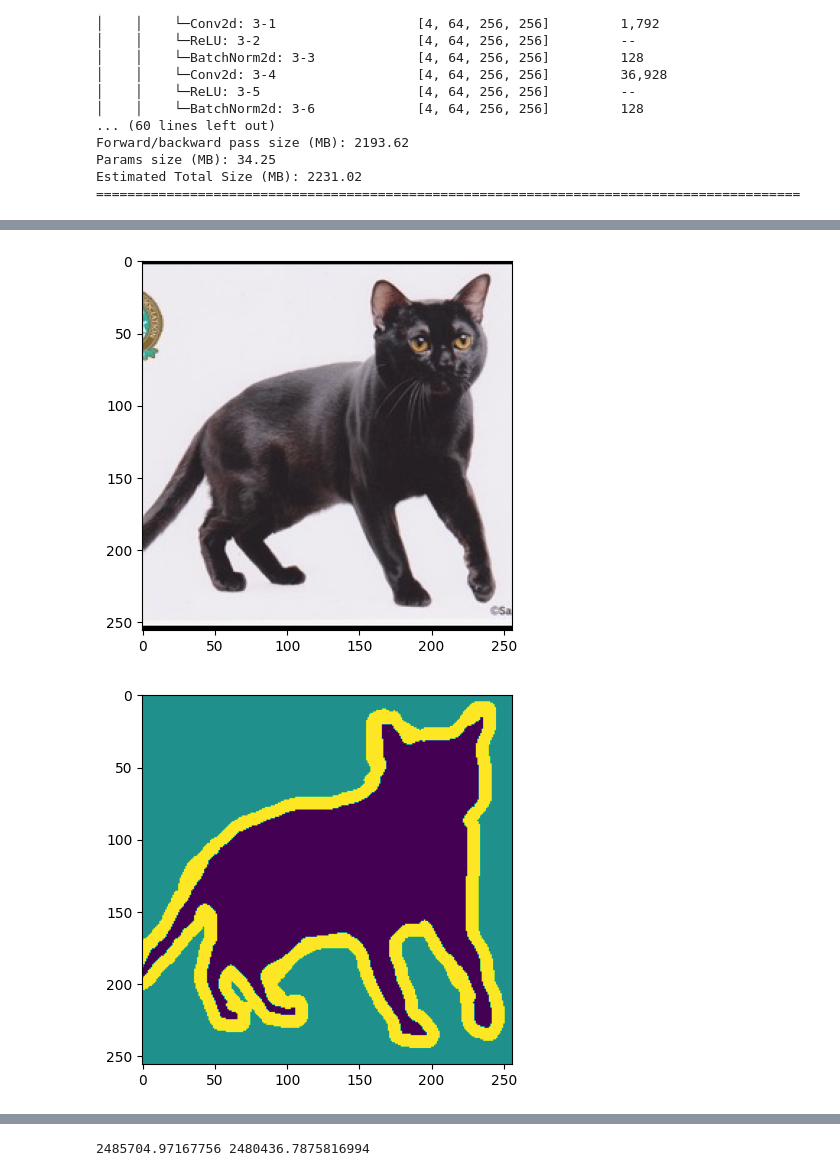
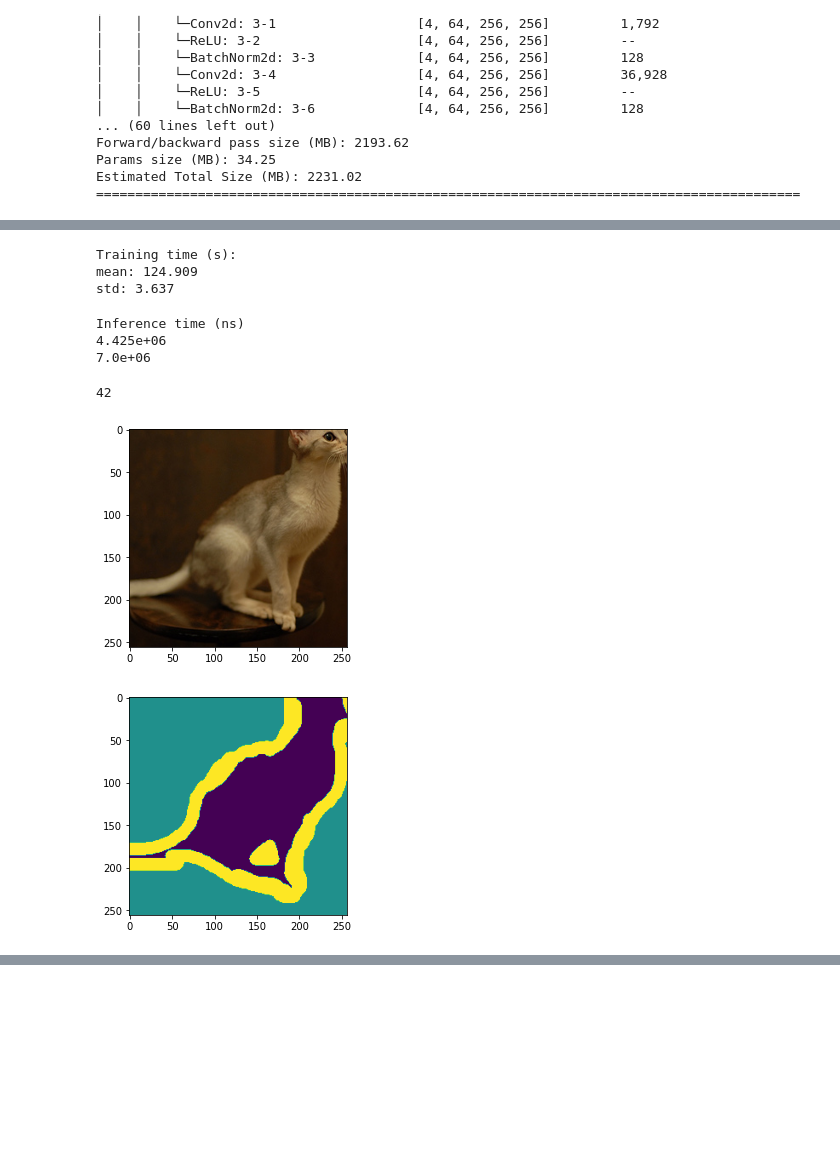
Before and after one commit to HeiseMax/ActiveShiftLayer, a Jupyter notebook: U_Net.ipynb, the cells around one changed output, grey strips where cells are left out. Cells and saved outputs as stored; diff of their text form; code cells hidden in the pictures; blank space fills up the shorter version.

Commit message:
trained U_net 20 epochs and inference time setup

```diff
--- a/U_Net.ipynb
+++ b/U_Net.ipynb
@@ -152,21 +152,41 @@ print(np.mean(U_NN.train_time))
+# %%
+print("Training time (s):")
+print(f"mean: {round(np.mean(U_NN.train_time), 3)}")
+print(f"std: {round(np.std(U_NN.train_time), 3)}")
+# %% [output]
+Training time (s):
+mean: 124.909
+std: 3.637
+# %%
+inference_times = inference_time(U_NN, test_dataloader, device)
+print("Inference time (ns)")
+print(format(np.mean(inference_times), ".3e"))
+print(format(np.std(inference_times), ".1e"))
+# %% [output]
+Inference time (ns)
+4.425e+06
+7.0e+06
 # %%
 def show_segmentation_results(NN, dataset, index, device):
     img = torch.transpose(dataset[index][0], 2, 0)
     img = torch.transpose(img, 1,0)
     plt.imshow(img)
     plt.show()
 
     plt.imshow(dataset[index][1][0])
     plt.show()
 
     seg = dataset[index][0]
     seg = seg[None,:,:,:].to(device)
     outputs = NN(seg)
     outputs = torch.argmax(outputs, 1, keepdim=True)
     plt.imshow(outputs[0][0].detach().to("cpu").numpy())
     plt.show()
 
-show_segmentation_results(U_NN, test_dataset, int(np.random.rand(1) * 1000), device)
+ind = int(np.random.rand(1) * 1000)
+print(ind)
+show_segmentation_results(U_NN, test_dataset, ind, device)
 # %% [output]
+42
-[figure, old version]
+[figure, new version]
-[figure, old version]
+[figure, new version]
@@ -174,5 +193,0 @@ show_segmentation_results(U_NN, test_dataset, int(np.random.rand(1) * 1000), dev
-# %%
-inf1, inf2 = inference_time(U_NN,test_dataloader, device)
-print(inf1, inf2)
-# %% [output]
-2485704.97167756 2480436.7875816994
```
Also changed, not shown: parts of 3 cells of this notebook, 7 other files.
